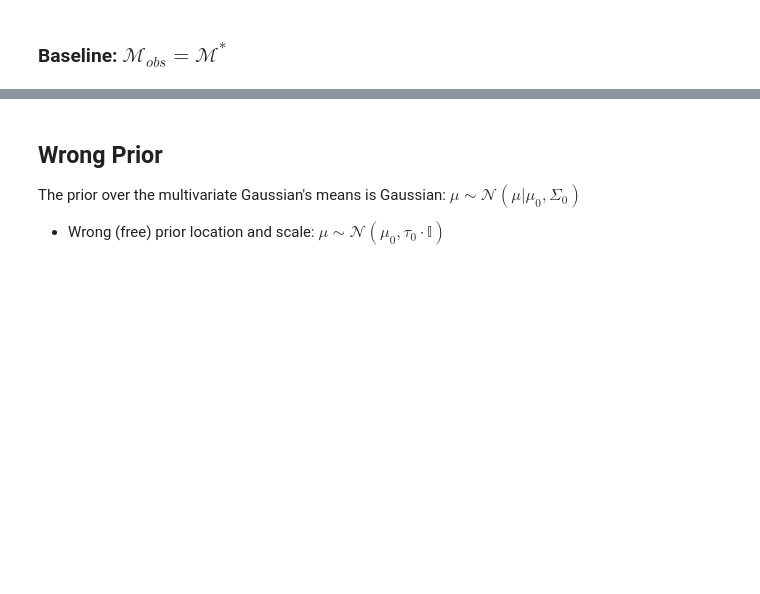
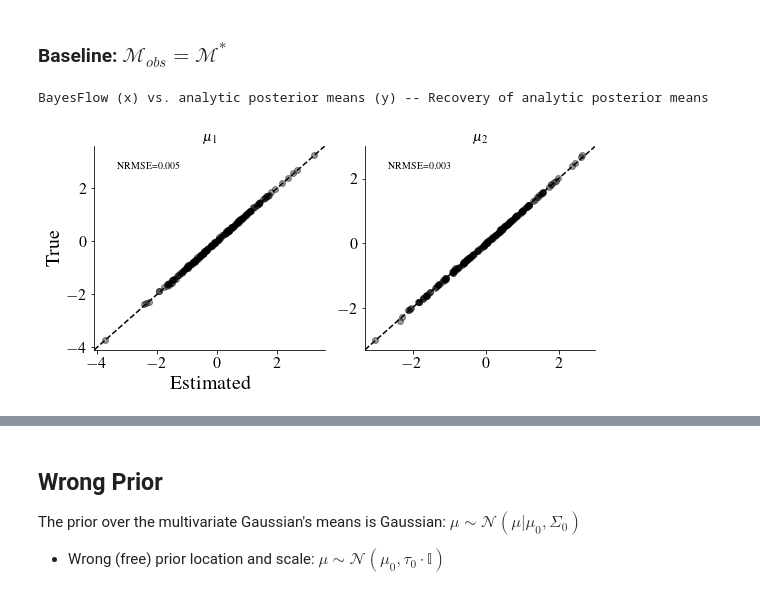
Before and after one commit to marvinschmitt/ModelMisspecificationBF, a Jupyter notebook: abf_mvn_means-InvMultiQuad.ipynb, the cells around one changed output, grey strips where cells are left out. Saved outputs shown, nothing was run; the diff lists cells and outputs as text; code cells hidden in the pictures; blank space fills up the shorter version.

Commit message:
repeat Experiment 1 with Inverse-Multiquadratic

```diff
--- a/abf_mvn_means-InvMultiQuad.ipynb
+++ b/abf_mvn_means-InvMultiQuad.ipynb
@@ -281,12 +296,15 @@ def adversarial_diagnostics(trainer, generative_model, theta=None, x=None, filen
 # %%
 prior = GaussianMeanPrior(D=D, mu_mean=0, mu_scale=1)
 simulator = GaussianMeanSimulator(D=D)
 generative_model = GenerativeModel(prior, simulator)
 theta, x = generative_model(200,100)
 
 adversarial_diagnostics(trainer_sufficient, generative_model,
                         #print_plots=True,
-                       filename=f"plots/abf_mvn_means_sufficient_baseline")
+                       filename=f"inverse_multiquadratic/plots/abf_mvn_means_sufficient_baseline")
+# %% [output]
+BayesFlow (x) vs. analytic posterior means (y) -- Recovery of analytic posterior means
+[figure, added]
 # %%
 prior = GaussianMeanPrior(D=D, mu_mean=0, mu_scale=1)
 simulator = GaussianMeanSimulator(D=D)
```
Also changed, not shown: parts of 26 cells of this notebook, 6 other files.
